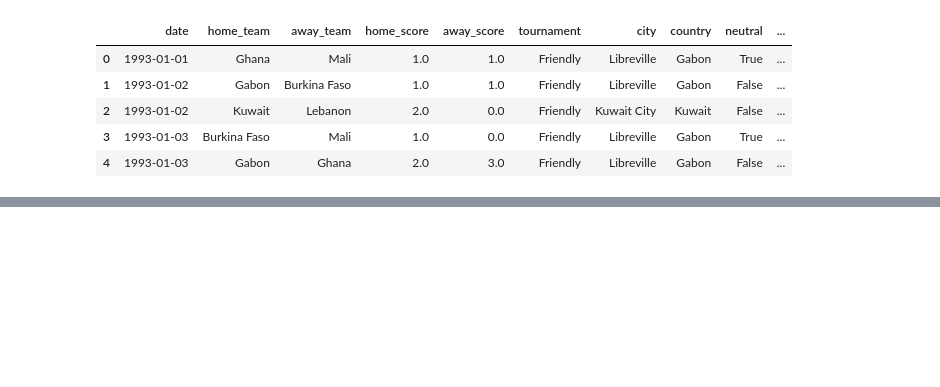
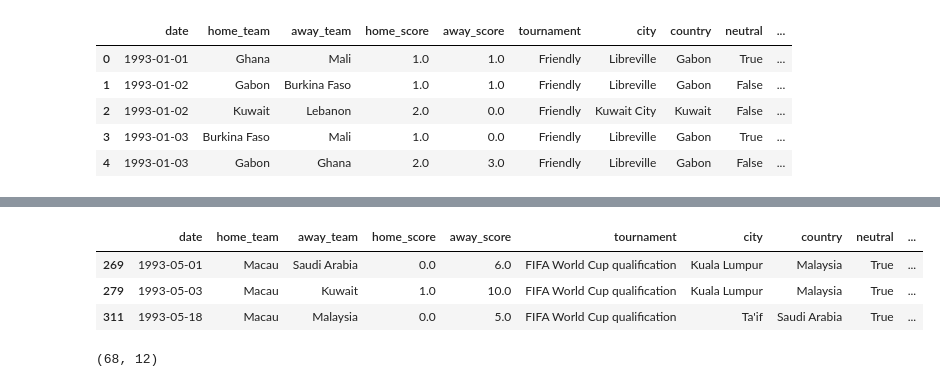
Before and after one commit to ajoneal/world-cup-qualifying-predictor, a Jupyter notebook: data-collection.ipynb, the cells around one changed output, grey strips where cells are left out. Cells and saved outputs as stored; diff of their text form; code cells hidden in the pictures; blank space fills up the shorter version.

```diff
--- a/data-collection.ipynb
+++ b/data-collection.ipynb
@@ -276,2 +265,0 @@ def home_rank(game):
-# %%
-results['home_rank'] = results.apply(home_rank, axis=1)
@@ -306,0 +327,11 @@ results.shape
+# %%
+results[(results['home_team'] == 'Macau') & (results['datetime'] < '1993-08-08 00:00:00')]
+# %% [output]
+|  | date | home_team | away_team | home_score | away_score | tournament | city | country | neutral | ... |
+| 269 | 1993-05-01 | Macau | Saudi Arabia | 0.0 | 6.0 | FIFA World Cup qualification | Kuala Lumpur | Malaysia | True | ... |
+| 279 | 1993-05-03 | Macau | Kuwait | 1.0 | 10.0 | FIFA World Cup qualification | Kuala Lumpur | Malaysia | True | ... |
+| 311 | 1993-05-18 | Macau | Malaysia | 0.0 | 5.0 | FIFA World Cup qualification | Ta'if | Saudi Arabia | True | ... |
+# %%
+results[results['home_team'] == 'Guadeloupe'].shape
+# %% [output]
+(68, 12)
```
Also changed, not shown: parts of 33 cells of this notebook, 1 other file.
